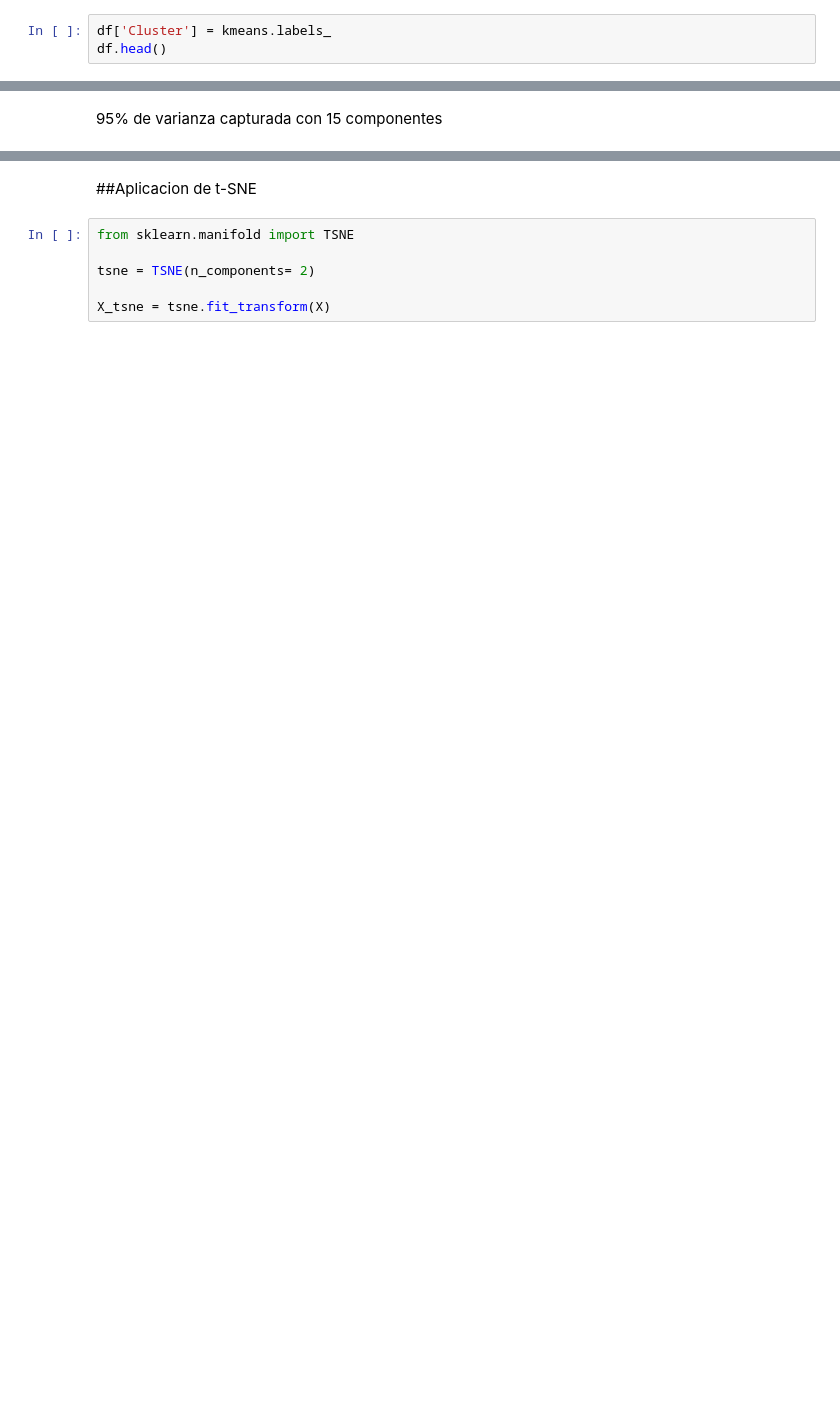
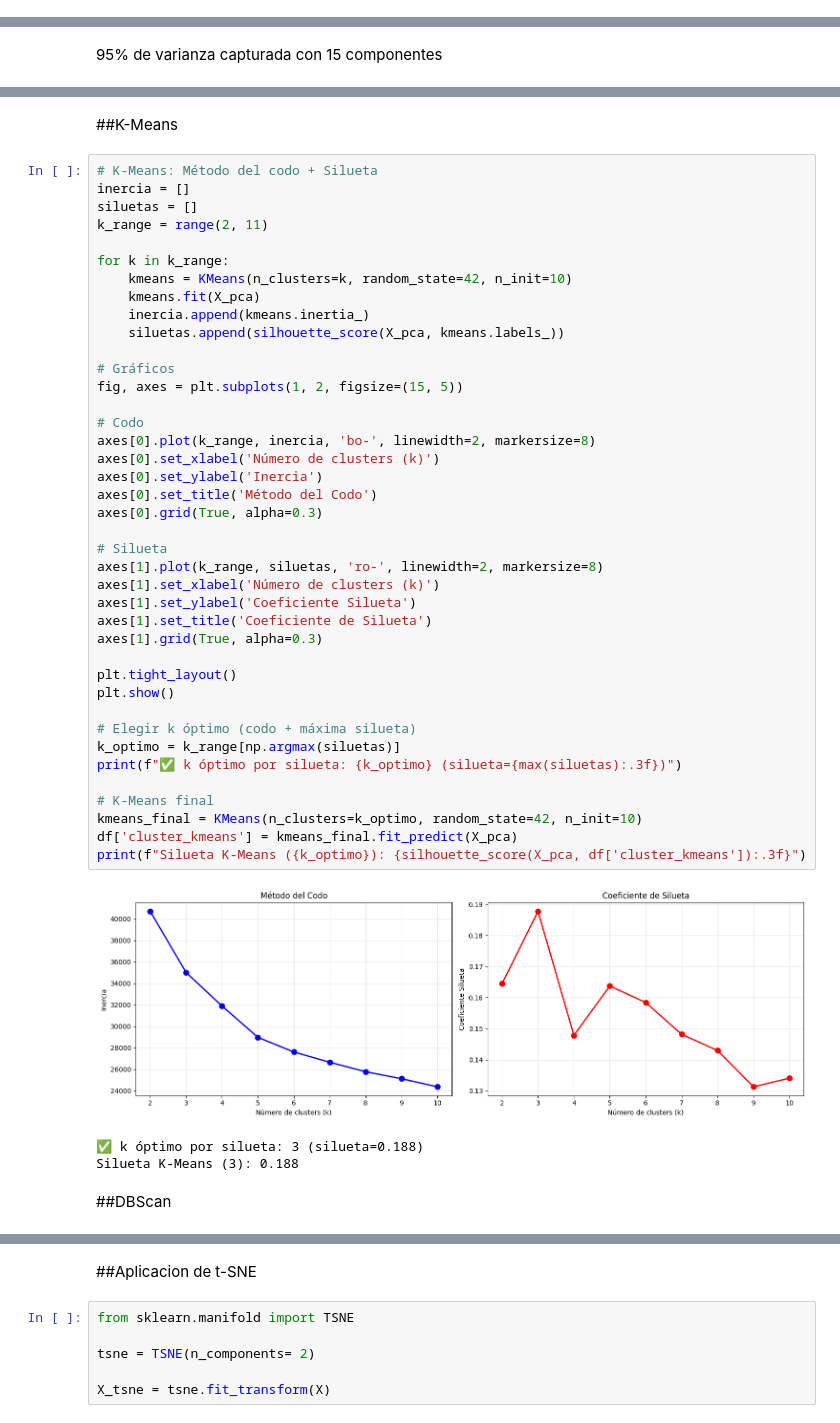
Before and after one commit to luisleonb/Proyecto_M7_ABP, a Jupyter notebook: Proyect__M7_ABP.ipynb, the cells around one changed output, grey strips where cells are left out. Cells and saved outputs as stored; diff of their text form; blank space fills up the shorter version.

```diff
--- a/Proyect__M7_ABP.ipynb
+++ b/Proyect__M7_ABP.ipynb
@@ -133,3 +134,0 @@ KMeans(n_clusters=3)
-# %%
-df['Cluster'] = kmeans.labels_
-df.head()
@@ -179,0 +259,48 @@ plt.show()
+# %% [markdown]
+##K-Means
+# %%
+# K-Means: Método del codo + Silueta
+inercia = []
+siluetas = []
+k_range = range(2, 11)
+
+for k in k_range:
+    kmeans = KMeans(n_clusters=k, random_state=42, n_init=10)
+    kmeans.fit(X_pca)
+    inercia.append(kmeans.inertia_)
+    siluetas.append(silhouette_score(X_pca, kmeans.labels_))
+
+# Gráficos
+fig, axes = plt.subplots(1, 2, figsize=(15, 5))
+
+# Codo
+axes[0].plot(k_range, inercia, 'bo-', linewidth=2, markersize=8)
+axes[0].set_xlabel('Número de clusters (k)')
+axes[0].set_ylabel('Inercia')
+axes[0].set_title('Método del Codo')
+axes[0].grid(True, alpha=0.3)
+
+# Silueta
+axes[1].plot(k_range, siluetas, 'ro-', linewidth=2, markersize=8)
+axes[1].set_xlabel('Número de clusters (k)')
+axes[1].set_ylabel('Coeficiente Silueta')
+axes[1].set_title('Coeficiente de Silueta')
+axes[1].grid(True, alpha=0.3)
+
+plt.tight_layout()
+plt.show()
+
+# Elegir k óptimo (codo + máxima silueta)
+k_optimo = k_range[np.argmax(siluetas)]
+print(f"✅ k óptimo por silueta: {k_optimo} (silueta={max(siluetas):.3f})")
+
+# K-Means final
+kmeans_final = KMeans(n_clusters=k_optimo, random_state=42, n_init=10)
+df['cluster_kmeans'] = kmeans_final.fit_predict(X_pca)
+print(f"Silueta K-Means ({k_optimo}): {silhouette_score(X_pca, df['cluster_kmeans']):.3f}")
+# %% [output]
+[figure, added]
+✅ k óptimo por silueta: 3 (silueta=0.188)
+Silueta K-Means (3): 0.188
+# %% [markdown]
+##DBScan
```
Also changed, not shown: parts of 20 cells of this notebook.
